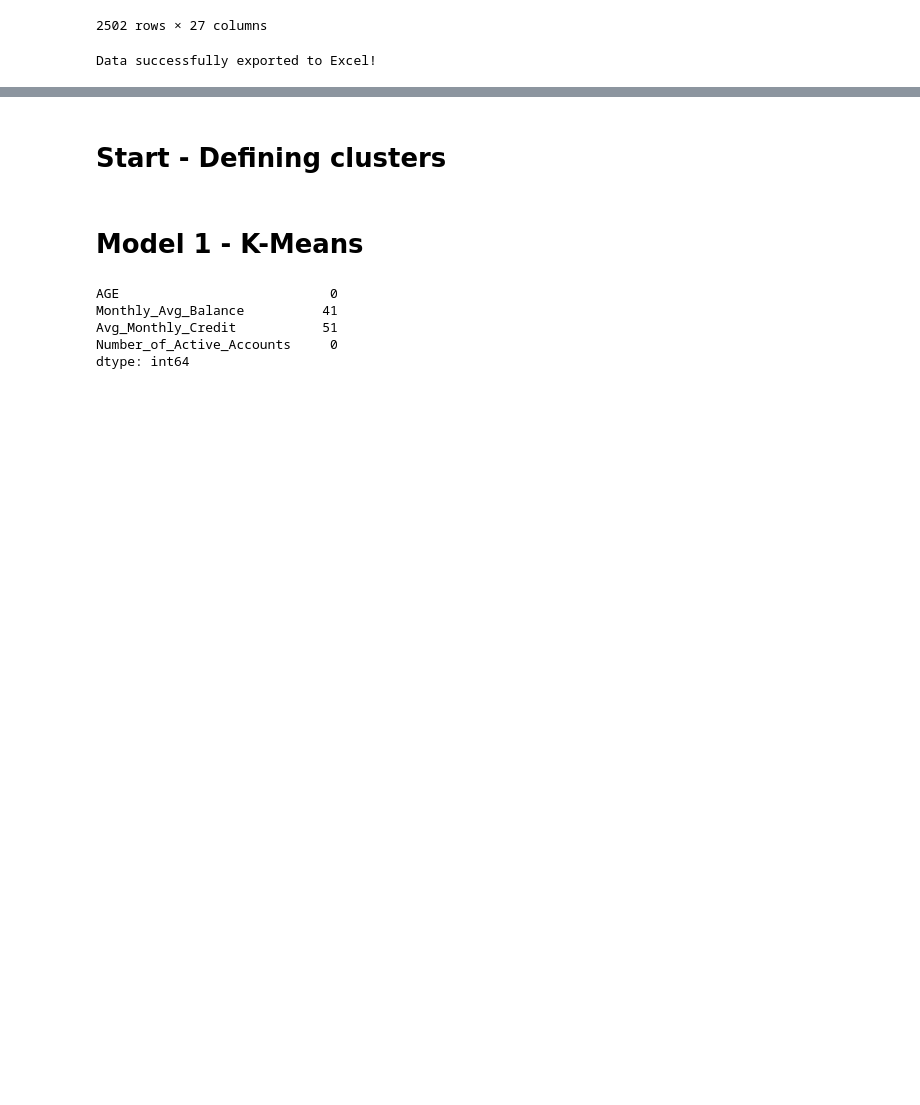
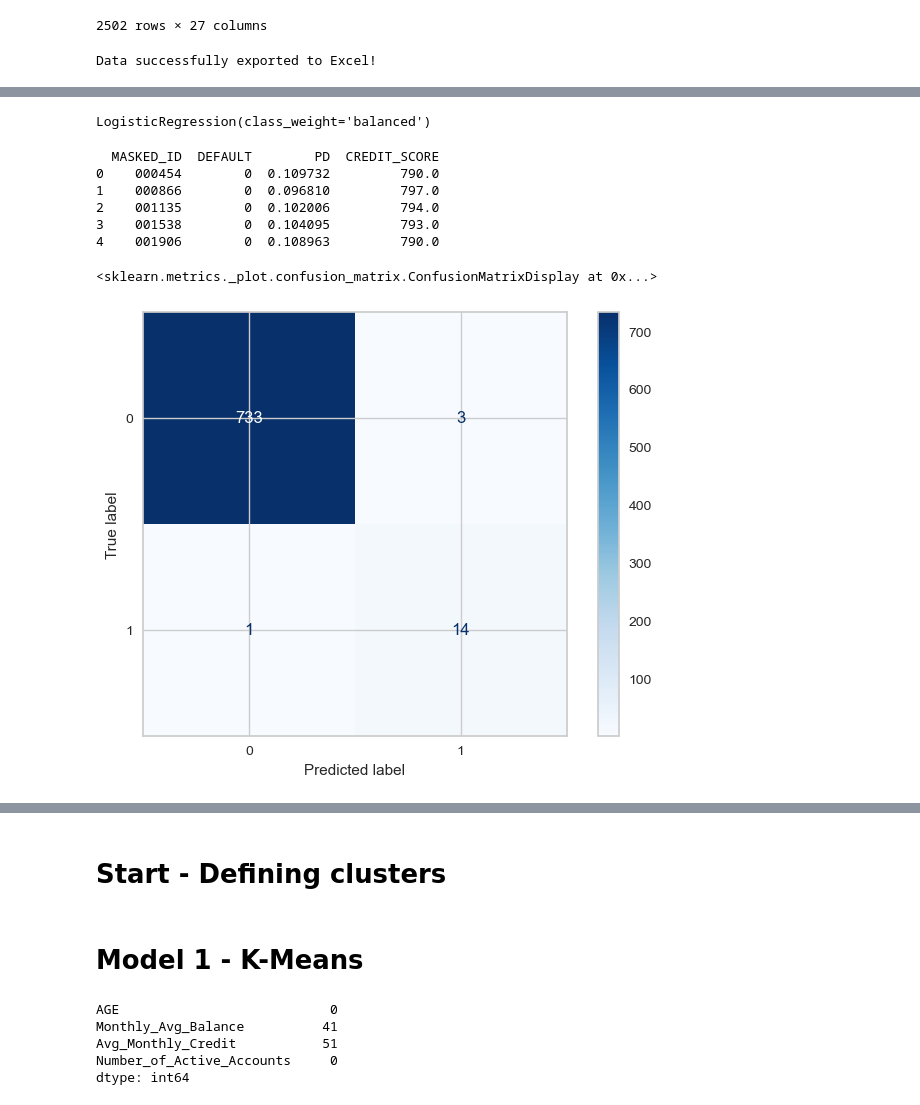
Before and after one commit to Kavindya-1/FYP, a Jupyter notebook: Initial notebook.ipynb, the cells around one changed output, grey strips where cells are left out. Drawn from its saved outputs; the diff is of its cells as text; code cells hidden in the pictures; blank space fills up the shorter version.

Commit message:
creating the credit score model

```diff
--- a/Initial notebook.ipynb
+++ b/Initial notebook.ipynb
@@ -514,0 +770,3 @@ Data successfully exported to Excel!
+# %%
+X = model_data[features]
+y = model_data["DEFAULT"]
@@ -514,0 +779,11 @@ Data successfully exported to Excel!
+# %%
+X_train, X_test, y_train, y_test = train_test_split(X, y, test_size=0.3, random_state=42)
+# %%
+scaler = StandardScaler()
+X_train_scaled = scaler.fit_transform(X_train)
+X_test_scaled = scaler.transform(X_test)
+# %%
+model = LogisticRegression(class_weight="balanced")  # helps with imbalanced data
+model.fit(X_train_scaled, y_train)
+# %% [output]
+LogisticRegression(class_weight='balanced')
@@ -514,0 +800,22 @@ Data successfully exported to Excel!
+# %%
+#Check final output
+# ----------------------------
+print(model_data[["MASKED_ID","DEFAULT","PD","CREDIT_SCORE"]].head())
+# %% [output]
+  MASKED_ID  DEFAULT        PD  CREDIT_SCORE
+0    000454        0  0.109732         790.0
+1    000866        0  0.096810         797.0
+2    001135        0  0.102006         794.0
+3    001538        0  0.104095         793.0
+4    001906        0  0.108963         790.0
+# %%
+from sklearn.metrics import confusion_matrix, ConfusionMatrixDisplay
+
+y_pred = model.predict(X_test_scaled)
+cm = confusion_matrix(y_test, y_pred)
+
+disp = ConfusionMatrixDisplay(confusion_matrix=cm, display_labels=[0,1])
+disp.plot(cmap="Blues")
+# %% [output]
+<sklearn.metrics._plot.confusion_matrix.ConfusionMatrixDisplay at 0x...>
+[figure, added]
```
Also changed, not shown: parts of 38 cells of this notebook, 1 other file.
